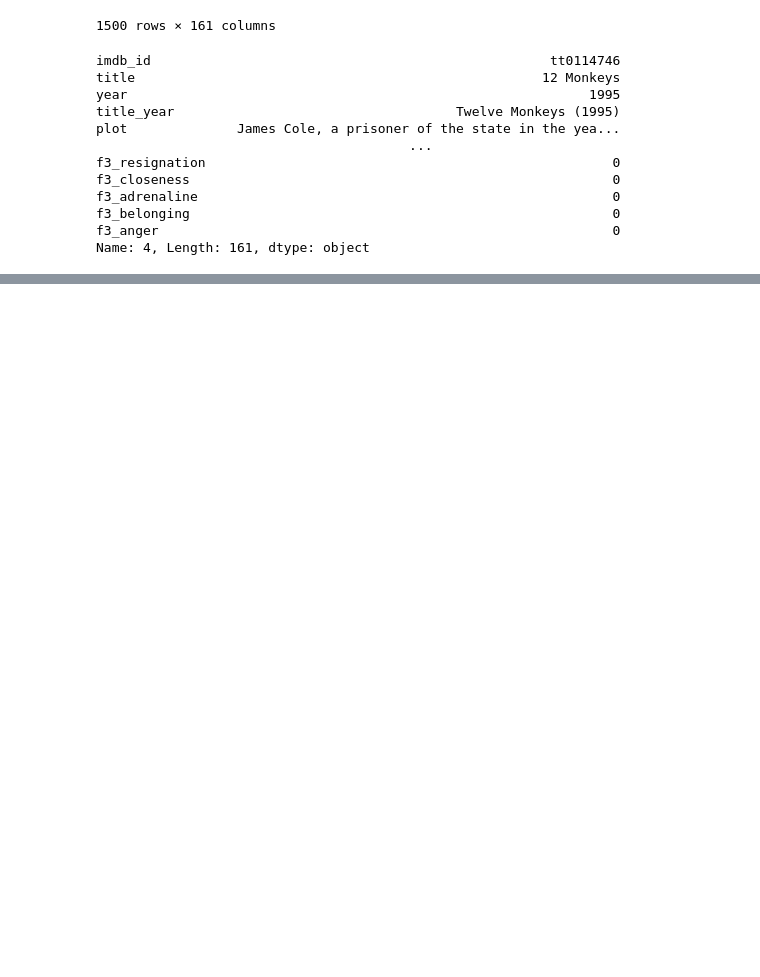
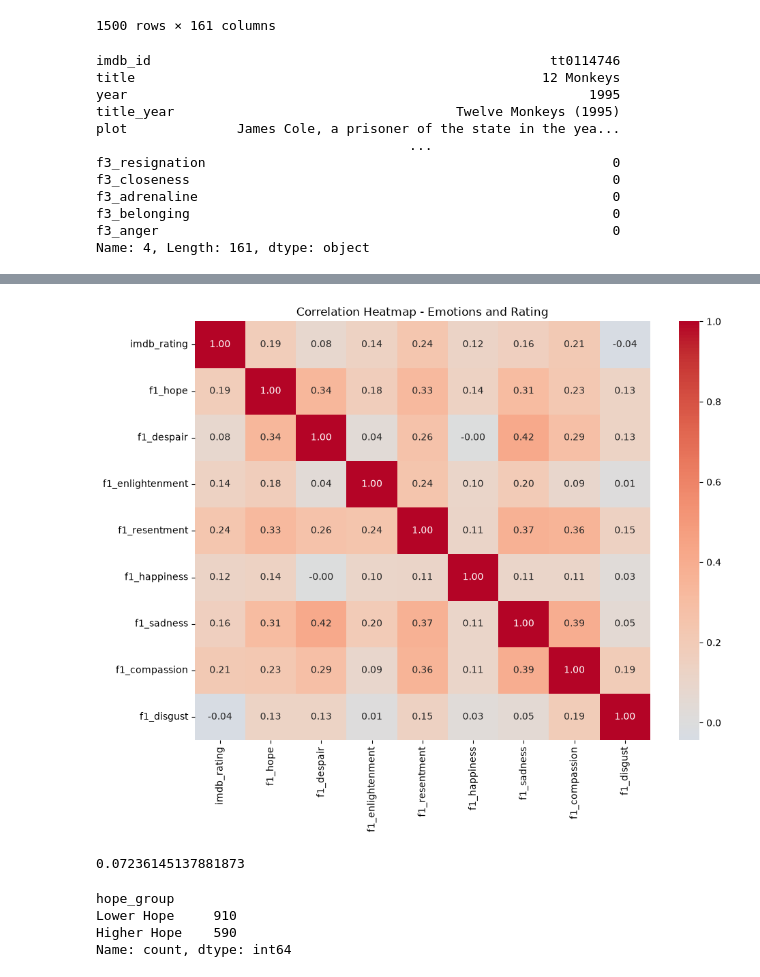
Before and after one commit to Subbu5602/Movie-Emotion-Analysis, a Jupyter notebook: movie_eda.ipynb, the cells around one changed output, grey strips where cells are left out. Drawn from its saved outputs; the diff is of its cells as text; code cells hidden in the pictures; blank space fills up the shorter version.

```diff
--- a/movie_eda.ipynb
+++ b/movie_eda.ipynb
@@ -289,0 +286,12 @@ NameError: name 'df' is not defined
+# %%
+#Checking correlation between emotions with ratings
+corr_cols = ["imdb_rating","f1_hope","f1_despair","f1_enlightenment","f1_resentment","f1_happiness","f1_sadness","f1_compassion","f1_disgust"]
+corr_matrix = df_clean[corr_cols].corr()
+
+plt.figure(figsize=(10,8))
+sns.heatmap(corr_matrix,annot=True,fmt=".2f",cmap="coolwarm",center=0)
+plt.title("Correlation Heatmap - Emotions and Rating")
+plt.tight_layout()
+plt.show()
+# %% [output]
+[figure, added]
@@ -289,0 +302,11 @@ NameError: name 'df' is not defined
+# %%
+print(avg_hope)
+# %% [output]
+0.07236145137881873
+# %%
+df_clean["hope_group"].value_counts()
+# %% [output]
+hope_group
+Lower Hope     910
+Higher Hope    590
+Name: count, dtype: int64
```
Also changed, not shown: parts of 20 cells of this notebook.
